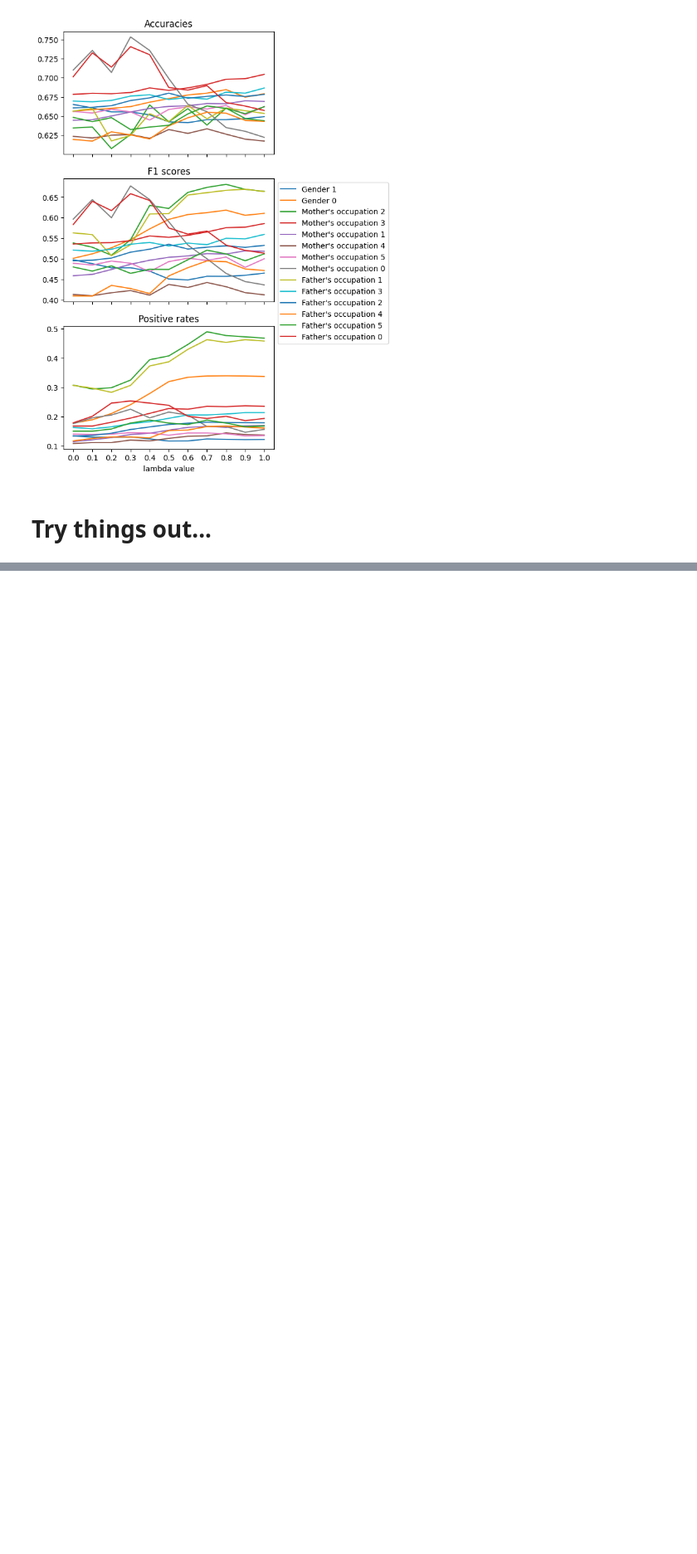
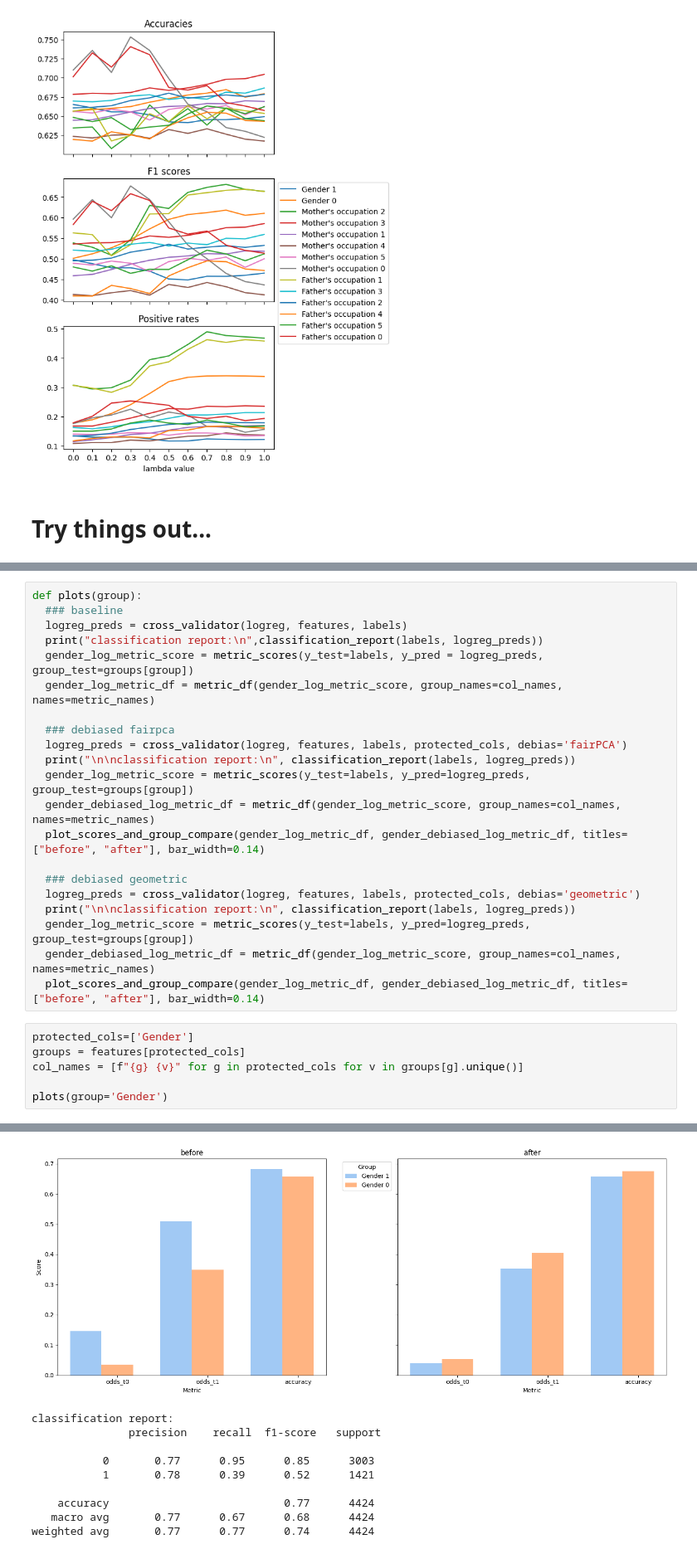
Before and after one commit to Xannadoo/Algorithmic_Fairness_Mandatories, a Jupyter notebook: Exam/Predicting_students_dropout.ipynb, the cells around one changed output, grey strips where cells are left out. Shown at 83% size. Cells and saved outputs as stored; diff of their text form; blank space fills up the shorter version.

Commit message:
trying to have more protected features

```diff
--- a/Exam/Predicting_students_dropout.ipynb
+++ b/Exam/Predicting_students_dropout.ipynb
@@ -1288,0 +1293,28 @@ Lambda 1.0 completed
+# %%
+def plots(group):
+  ### baseline
+  logreg_preds = cross_validator(logreg, features, labels)
+  print("classification report:\n",classification_report(labels, logreg_preds))
+  gender_log_metric_score = metric_scores(y_test=labels, y_pred = logreg_preds, group_test=groups[group])
+  gender_log_metric_df = metric_df(gender_log_metric_score, group_names=col_names, names=metric_names)
+
+  ### debiased fairpca
+  logreg_preds = cross_validator(logreg, features, labels, protected_cols, debias='fairPCA')
+  print("\n\nclassification report:\n", classification_report(labels, logreg_preds))
+  gender_log_metric_score = metric_scores(y_test=labels, y_pred=logreg_preds, group_test=groups[group])
+  gender_debiased_log_metric_df = metric_df(gender_log_metric_score, group_names=col_names, names=metric_names)
+  plot_scores_and_group_compare(gender_log_metric_df, gender_debiased_log_metric_df, titles=["before", "after"], bar_width=0.14)
+
+  ### debiased geometric
+  logreg_preds = cross_validator(logreg, features, labels, protected_cols, debias='geometric')
+  print("\n\nclassification report:\n", classification_report(labels, logreg_preds))
+  gender_log_metric_score = metric_scores(y_test=labels, y_pred=logreg_preds, group_test=groups[group])
+  gender_debiased_log_metric_df = metric_df(gender_log_metric_score, group_names=col_names, names=metric_names)
+  plot_scores_and_group_compare(gender_log_metric_df, gender_debiased_log_metric_df, titles=["before", "after"], bar_width=0.14)
+# %%
+protected_cols=['Gender']
+groups = features[protected_cols]
+col_names = [f"{g} {v}" for g in protected_cols for v in groups[g].unique()]
+
+plots(group='Gender')
+# %% [output]
@@ -1288,0 +1338,10 @@ Lambda 1.0 completed
+[figure, added]
+classification report:
+               precision    recall  f1-score   support
+
+           0       0.77      0.95      0.85      3003
+           1       0.78      0.39      0.52      1421
+
+    accuracy                           0.77      4424
+   macro avg       0.77      0.67      0.68      4424
+weighted avg       0.77      0.77      0.74      4424
```
Also changed, not shown: parts of 8 cells of this notebook.
